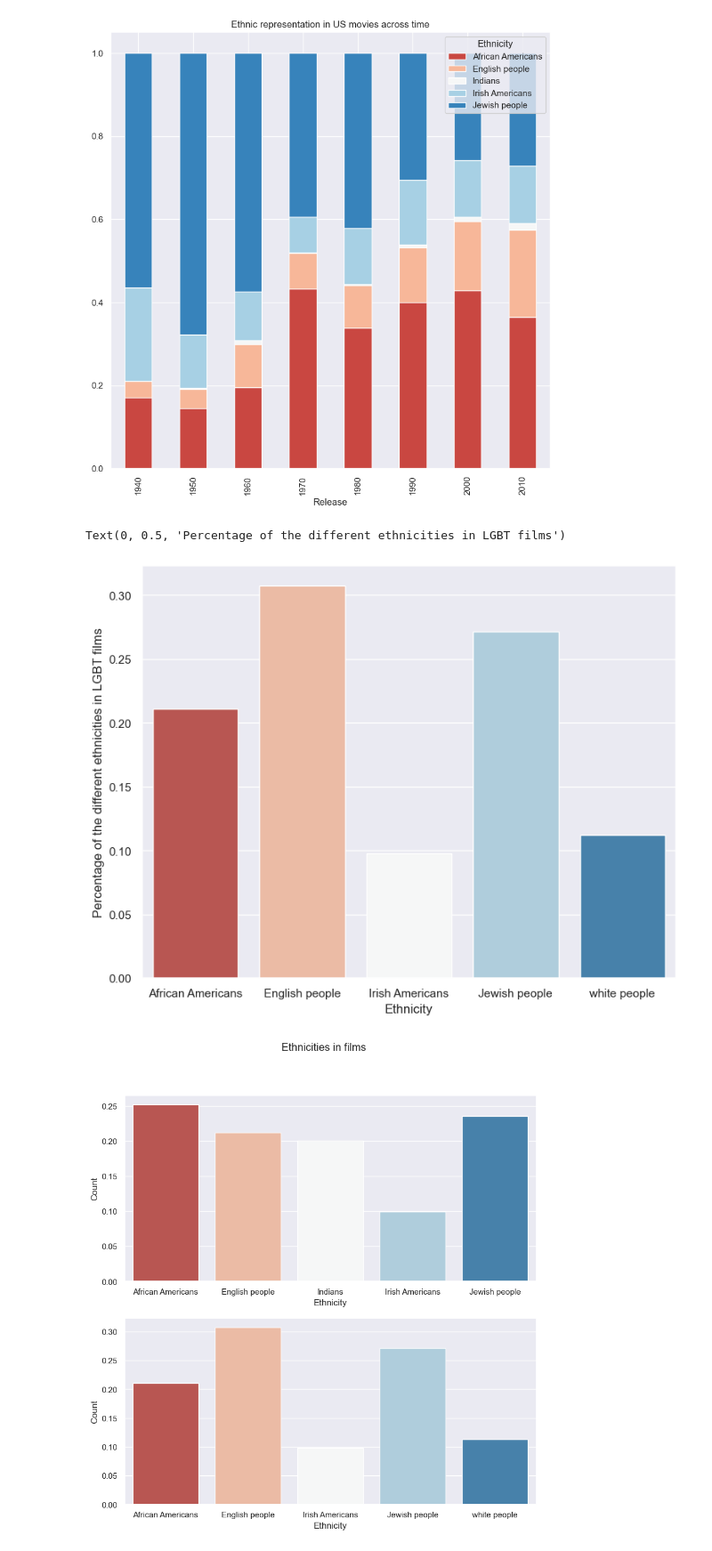
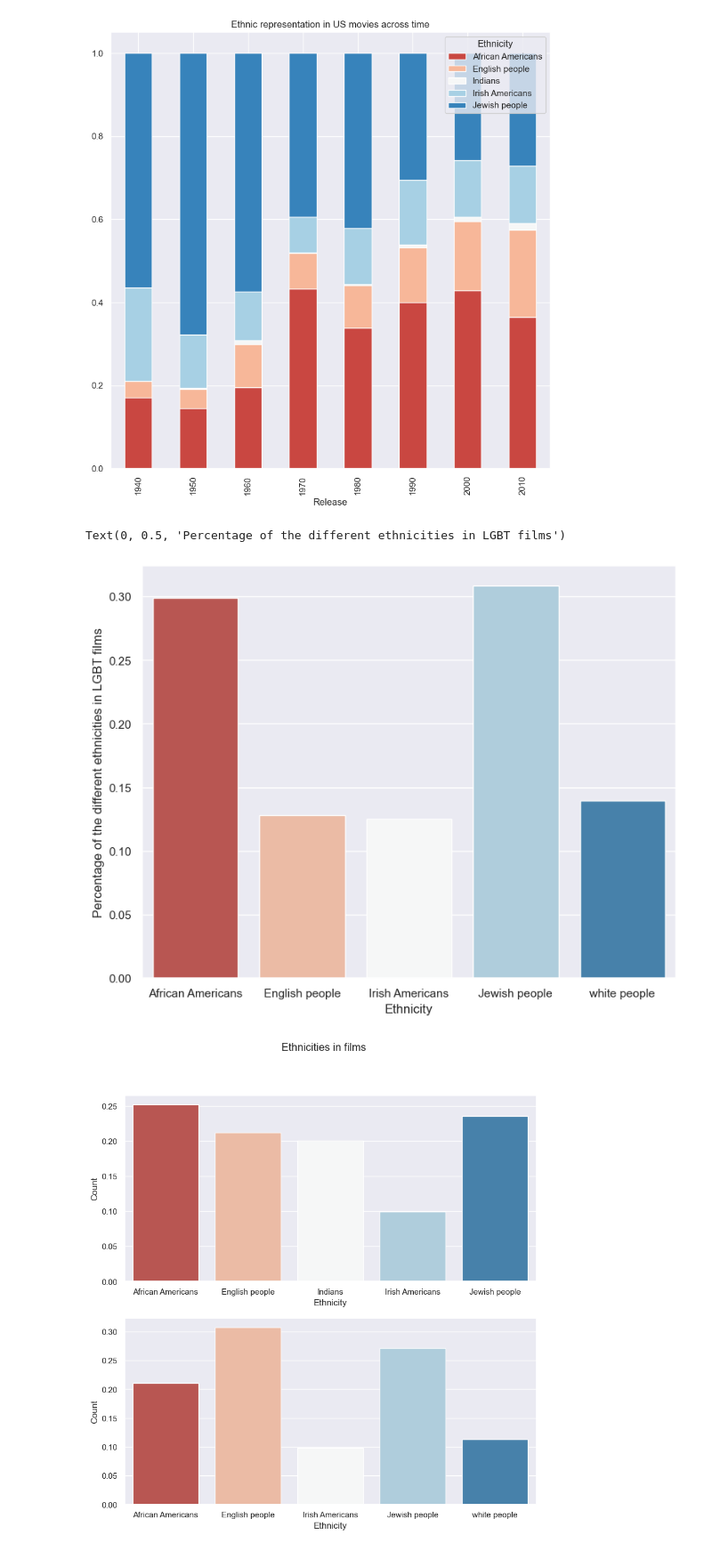
Before and after one commit to epfl-ada/ada-2022-project-rlab, a Jupyter notebook: Initial_Analysis_and_Ethnicity_Representation.ipynb, the cells around one changed output. Shown at 89% size. Drawn from its saved outputs; the diff is of its cells as text; code cells hidden in the pictures.

Commit message:
normalized genres

```diff
--- a/Initial_Analysis_and_Ethnicity_Representation.ipynb
+++ b/Initial_Analysis_and_Ethnicity_Representation.ipynb
@@ -597,23 +675,24 @@ To adopt the future behavior and silence this warning, use
 Text(0.5, 1.0, 'Ethnic representation in US movies across time')
 [figure]
 # %%
-tmp = charac_group.explode("Genres").dropna(subset=["Genres"])
+tmp = charac_group.explode("Genres").dropna(subset=["Genres"]).reset_index()
+tmp = tmp[tmp["Countries"].isin(["United States of America"])]
 tmp["Genres"] = tmp["Genres"].apply(lambda x: x.lower())
 tmp= tmp[tmp["Genres"].isin(lgbt)]
 tmp= tmp[tmp["Ethnicity"].isin(tmp["Ethnicity"].value_counts().nlargest(5).index)]
 tmp=tmp.groupby(by=["Ethnicity"]).count().reset_index().rename(columns = {"Birth": "Count"})
 
 tmp["Count"] = tmp["Count"]/tmp["Count"].sum()
 
 
 plt.figure(figsize=(9,7))
 sns.barplot(data=tmp, x= "Ethnicity", y = "Count")
 plt.ylabel("Percentage of the different ethnicities in LGBT films")
 
 # TO DO: check that you are not inflating the actual values
 # %% [output]
 Text(0, 0.5, 'Percentage of the different ethnicities in LGBT films')
-[figure, old version]
+[figure, new version]
 # %%
 fig, axs = plt.subplots(2)
 fig.suptitle('Ethnicities in films')
```
Also changed, not shown: parts of 7 cells of this notebook.
